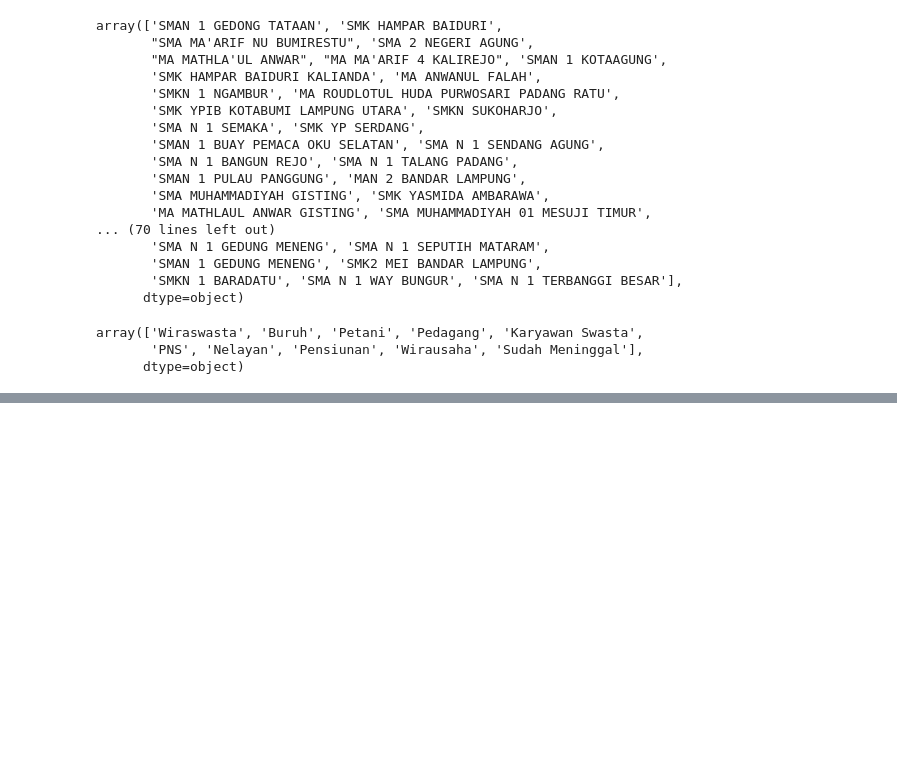
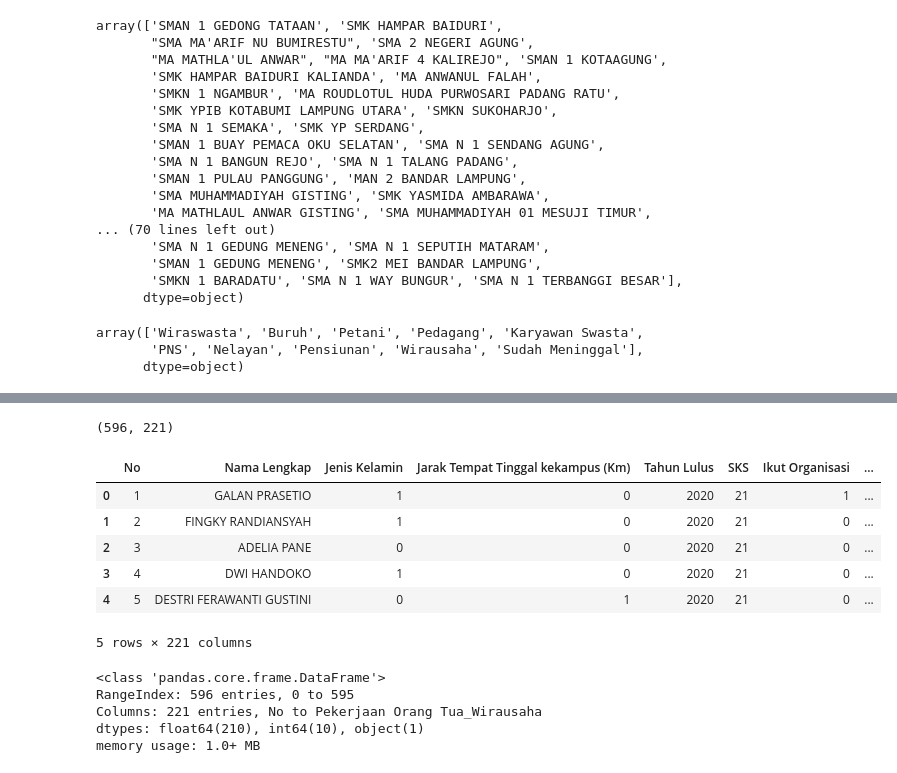
Before and after one commit to Aimin-Nur/Prediksi-Penerimaan-Beasiswa-Naive-Bayes, a Jupyter notebook: beasiswa.ipynb, the cells around one changed output, grey strips where cells are left out. Saved outputs shown, nothing was run; the diff lists cells and outputs as text; code cells hidden in the pictures; blank space fills up the shorter version.

Commit message:
finish encoding

```diff
--- a/beasiswa.ipynb
+++ b/beasiswa.ipynb
@@ -185,4 +185,4 @@ df['IPK2'].unique()
 array(['Sangat Baik', 'Baik', 'Cukup'], dtype=object)
 # %%
 ipk2 = {'Sangat Baik':3, 'Baik':2, 'Cukup':1}
-df['IPK2'] = df['IPK2'].map(jarak)
+df['IPK2'] = df['IPK2'].map(ipk2)
@@ -229,0 +240,21 @@ array(['Wiraswasta', 'Buruh', 'Petani', 'Pedagang', 'Karyawan Swasta',
+# %%
+# Kolom yang akan di-encode
+columns_to_encode = ['Prodi', 'Asal Sekolah', 'Pekerjaan Orang Tua']
+
+# Membuat instance OneHotEncoder
+encoder = OneHotEncoder(sparse_output=False)
+
+# Fit dan transform encoding
+encoded = encoder.fit_transform(df[columns_to_encode])
+
+# Mendapatkan nama kolom baru setelah encoding
+encoded_columns = encoder.get_feature_names_out(columns_to_encode)
+
+# Membuat DataFrame untuk hasil encoding
+encoded_df = pd.DataFrame(encoded, columns=encoded_columns)
+
+# Menggabungkan hasil encoding dengan DataFrame asli
+df = df.drop(columns=columns_to_encode).join(encoded_df)
+
+# Menampilkan DataFrame yang sudah diproses
+print(df)
@@ -229,0 +279,22 @@ array(['Wiraswasta', 'Buruh', 'Petani', 'Pedagang', 'Karyawan Swasta',
+# %%
+df.shape
+# %% [output]
+(596, 221)
+# %%
+df.head()
+# %% [output]
+|  | No | Nama Lengkap | Jenis Kelamin | Jarak Tempat Tinggal kekampus (Km) | Tahun Lulus | SKS | Ikut Organisasi | ... |
+| 0 | 1 | GALAN PRASETIO | 1 | 0 | 2020 | 21 | 1 | ... |
+| 1 | 2 | FINGKY RANDIANSYAH | 1 | 0 | 2020 | 21 | 0 | ... |
+| 2 | 3 | ADELIA PANE | 0 | 0 | 2020 | 21 | 0 | ... |
+| 3 | 4 | DWI HANDOKO | 1 | 0 | 2020 | 21 | 0 | ... |
+| 4 | 5 | DESTRI FERAWANTI GUSTINI | 0 | 1 | 2020 | 21 | 0 | ... |
+5 rows × 221 columns
+# %%
+df.info()
+# %% [output]
+<class 'pandas.core.frame.DataFrame'>
+RangeIndex: 596 entries, 0 to 595
+Columns: 221 entries, No to Pekerjaan Orang Tua_Wirausaha
+dtypes: float64(210), int64(10), object(1)
+memory usage: 1.0+ MB
```
Also changed, not shown: parts of 8 cells of this notebook.
